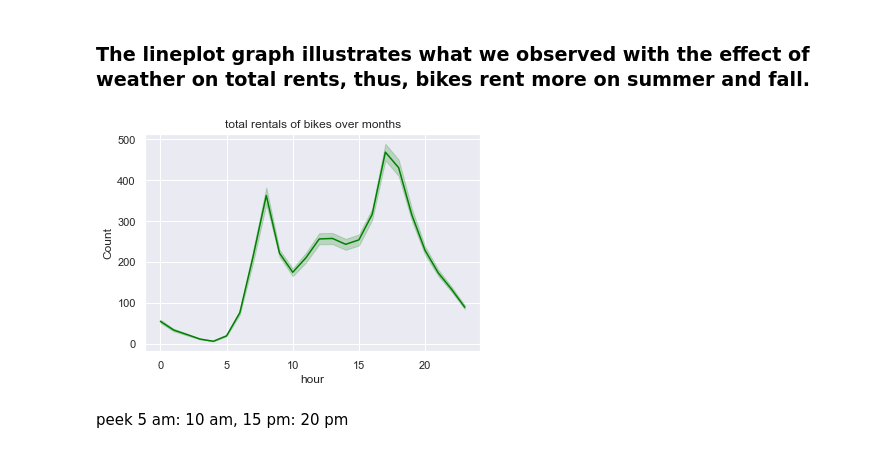
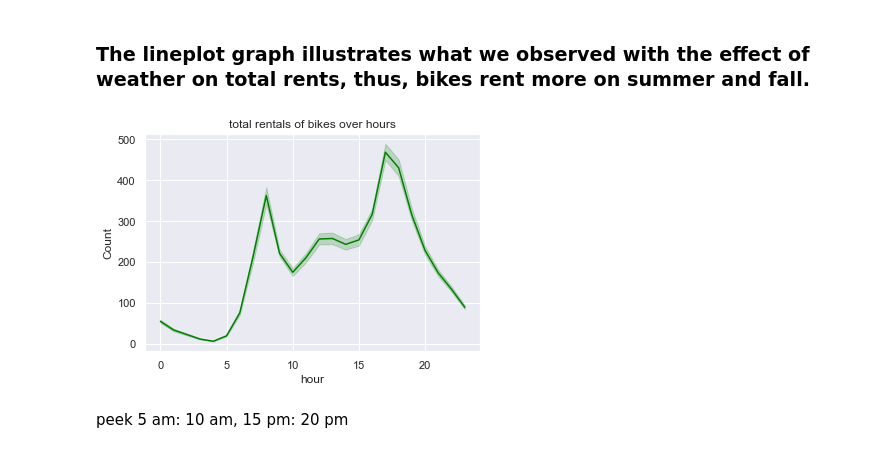
Before and after one commit to mervat-khaled/cd0385-project-starter, a Jupyter notebook: project/project-template.ipynb, the cells around one changed output. Cells and saved outputs as stored; diff of their text form; code cells hidden in the pictures.

```diff
--- a/project/project-template.ipynb
+++ b/project/project-template.ipynb
@@ -636,9 +638,9 @@ plt.title('total rentals of bikes over seasons');
 # %%
 sns.lineplot(x=train["hour"],y=train["count"],color='green')
 plt.xlabel('hour')
 plt.ylabel('Count')
-plt.title('total rentals of bikes over months');
+plt.title('total rentals of bikes over hours');
 # %% [output]
-[figure, old version]
+[figure, new version]
 # %% [markdown]
 peek 5 am: 10 am, 15 pm: 20 pm
```
Also changed, not shown: parts of 31 cells of this notebook, 3 other files.
